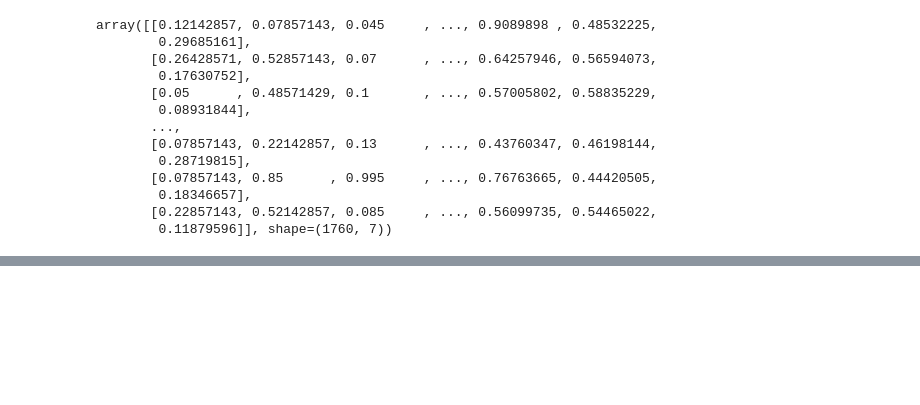
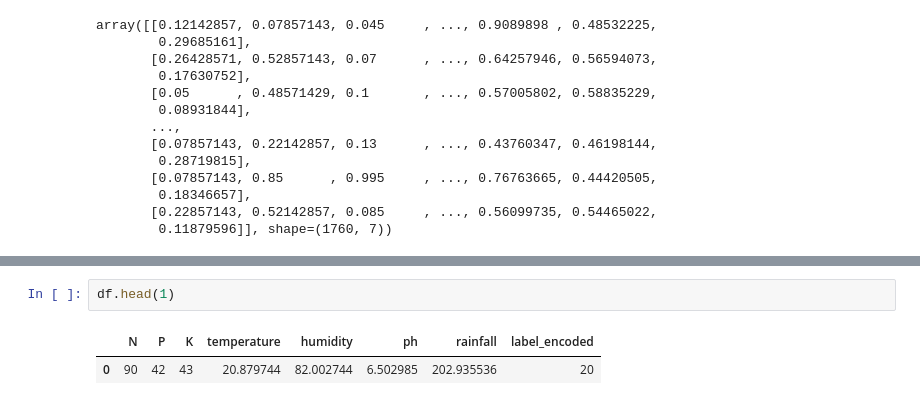
Before and after one commit to wrickguha/Crop_Recommendation_System, a Jupyter notebook: ML.ipynb, the cells around one changed output, grey strips where cells are left out. Cells and saved outputs as stored; diff of their text form; blank space fills up the shorter version.

```diff
--- a/ML.ipynb
+++ b/ML.ipynb
@@ -364,0 +425,5 @@ array([[0.12142857, 0.07857143, 0.045     , ..., 0.9089898 , 0.48532225,
+# %%
+df.head(1)
+# %% [output]
+|  | N | P | K | temperature | humidity | ph | rainfall | label_encoded |
+| 0 | 90 | 42 | 43 | 20.879744 | 82.002744 | 6.502985 | 202.935536 | 20 |
```
Also changed, not shown: parts of 5 cells of this notebook, 2 other files.
